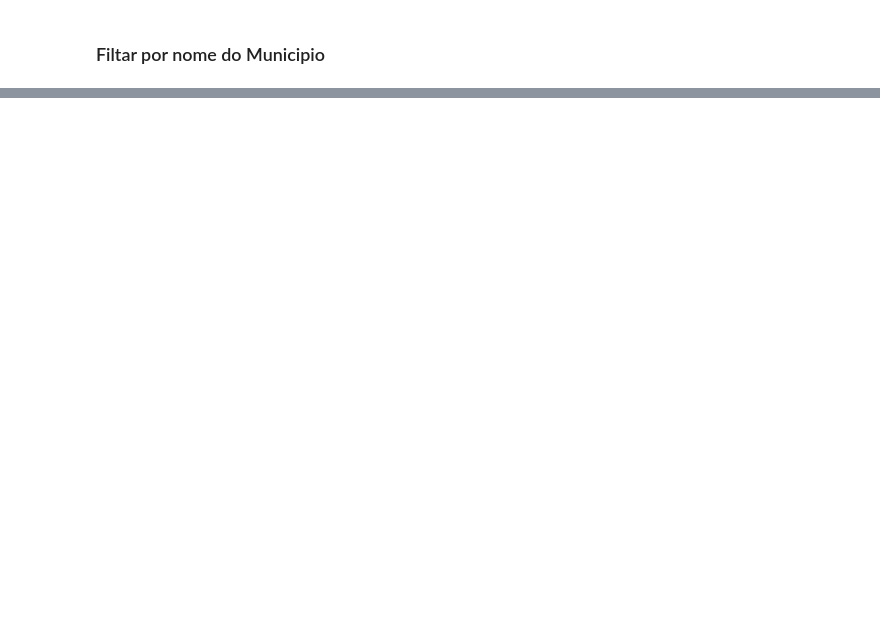
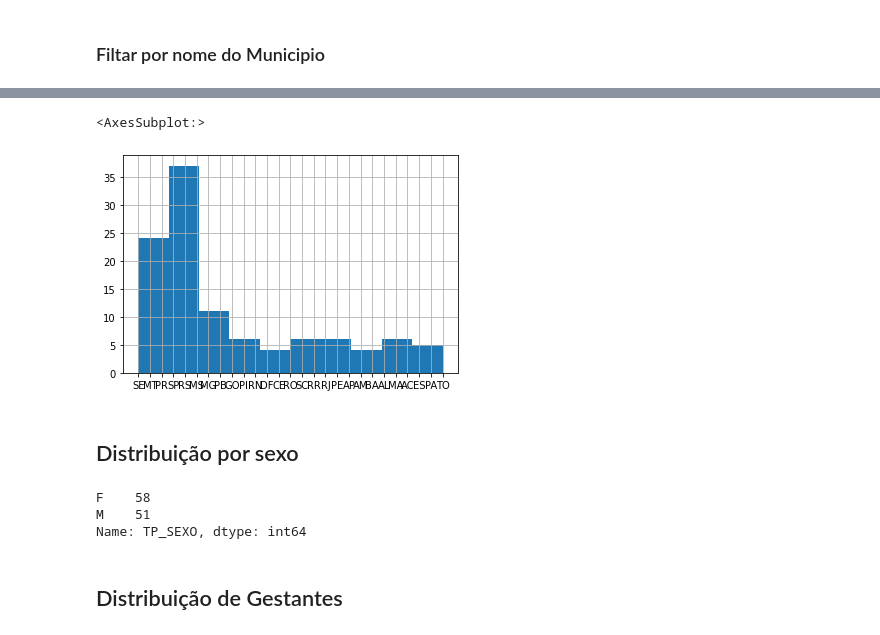
Before and after one commit to EliasJuk/data_analysis_with_python, a Jupyter notebook: analise_concurso.ipynb, the cells around one changed output, grey strips where cells are left out. Saved outputs shown, nothing was run; the diff lists cells and outputs as text; code cells hidden in the pictures; blank space fills up the shorter version.

```diff
--- a/analise_concurso.ipynb
+++ b/analise_concurso.ipynb
@@ -34,0 +163,2 @@ no_municipio_residencia.value_counts()[:10]
+# %%
+column_sg_uf_residencia = SelectColumn_Concurso['SG_UF_RESIDENCIA']
@@ -34,0 +185,7 @@ no_municipio_residencia.value_counts()[:10]
+# %%
+column_sg_uf_residencia.hist()
+# %% [output]
+<AxesSubplot:>
+[figure, added]
+# %% [markdown]
+## Distribuição por sexo
@@ -34,0 +196,8 @@ no_municipio_residencia.value_counts()[:10]
+# %%
+distTpSexo
+# %% [output]
+F    58
+M    51
+Name: TP_SEXO, dtype: int64
+# %% [markdown]
+## Distribuição de Gestantes
```
Also changed, not shown: parts of 39 cells of this notebook.
